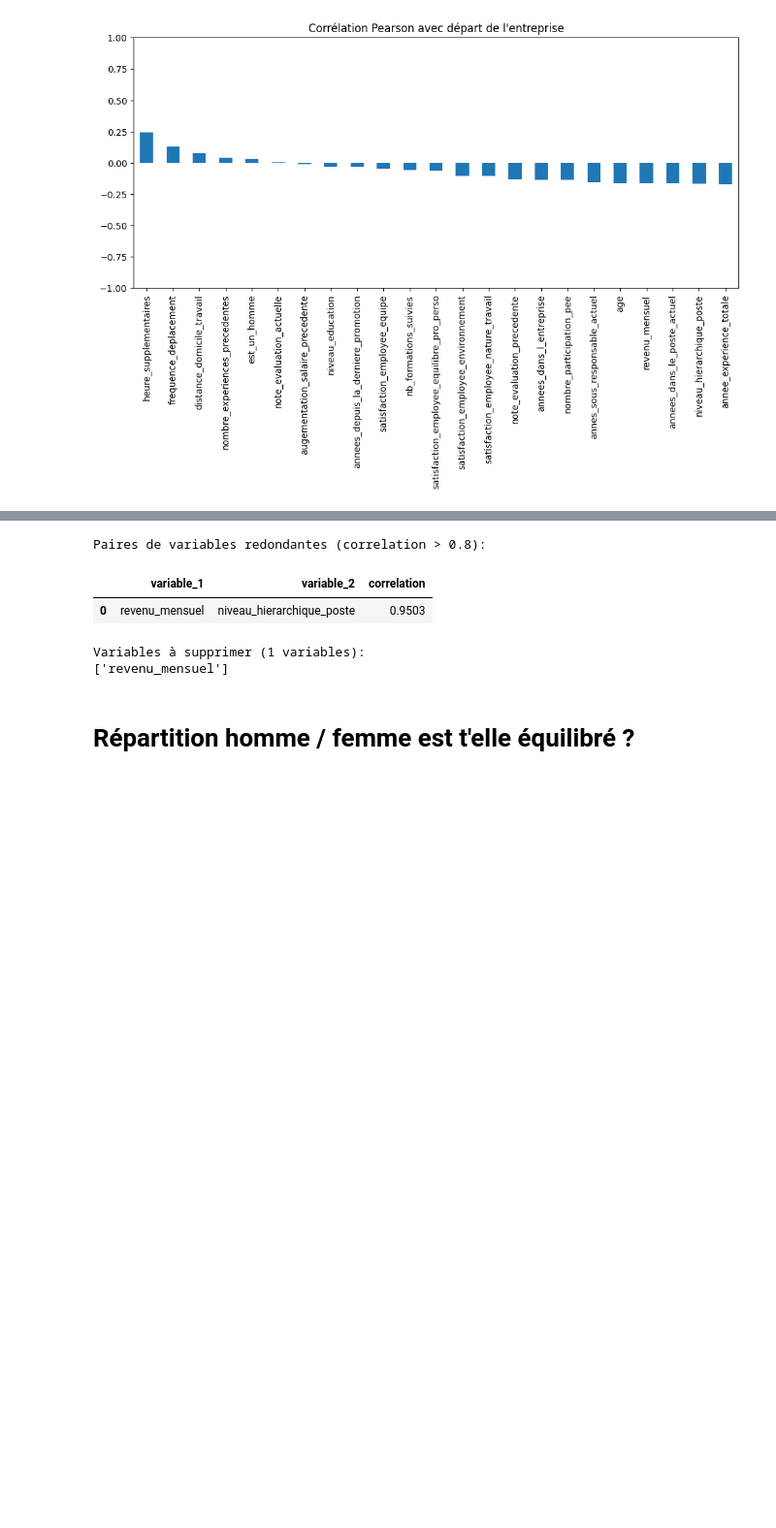
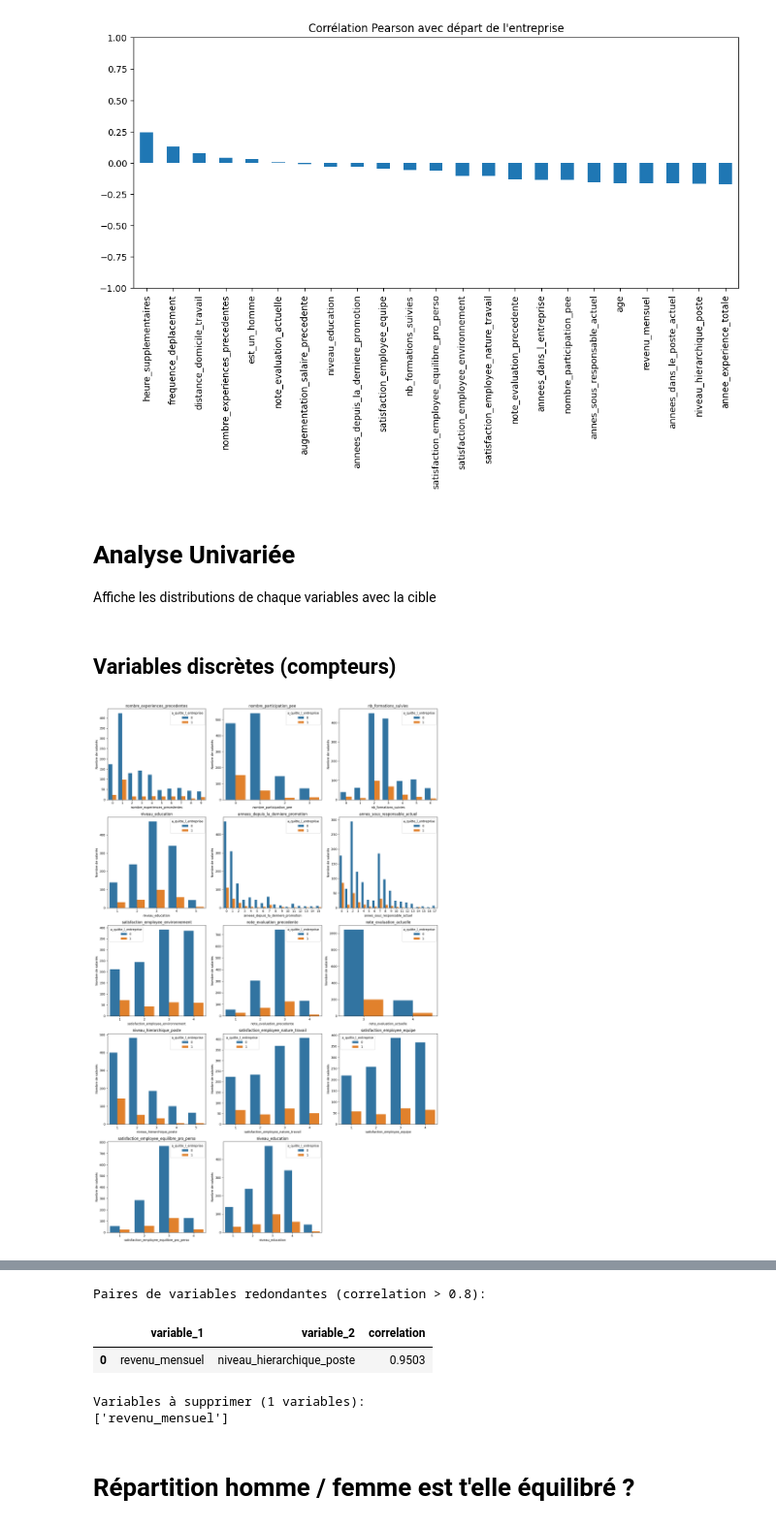
Before and after one commit to Ace4teaM/OCR-NovaTech, a Jupyter notebook: 2.exploration.ipynb, the cells around one changed output, grey strips where cells are left out. Shown at 97% size. Cells and saved outputs as stored; diff of their text form; code cells hidden in the pictures; blank space fills up the shorter version.

Commit message:
ajout des analyses univariés

```diff
--- a/2.exploration.ipynb
+++ b/2.exploration.ipynb
@@ -70,3 +98,71 @@ plt.ylim(-1, 1)
 plt.show()
 # %% [output]
 [figure]
+# %% [markdown]
+# Analyse Univariée
+Affiche les distributions de chaque variables avec la cible
+# %% [markdown]
+## Variables discrètes (compteurs)
+# %%
+import math
+import numpy as np
+import matplotlib.pyplot as plt
+import seaborn as sns
+
+# Variables continues - Histogrammes avec KDE
+
+
+colonnes = [
+    'nombre_experiences_precedentes',
+    'nombre_participation_pee',
+    'nb_formations_suivies',
+    'niveau_education',
+    'annees_depuis_la_derniere_promotion',
+    'annes_sous_responsable_actuel',
+    'satisfaction_employee_environnement',
+    'note_evaluation_precedente',
+    'note_evaluation_actuelle',
+    'niveau_hierarchique_poste',
+    'satisfaction_employee_nature_travail',
+    'satisfaction_employee_equipe',
+    'satisfaction_employee_equilibre_pro_perso',
+    'niveau_education',
+    'annees_depuis_la_derniere_promotion',
+    'annes_sous_responsable_actuel'
+]
+
+n = len(colonnes)
+ncols = 3
+nrows = math.ceil(n / ncols)
+
+fig, axes = plt.subplots(
+    nrows,
+    ncols,
+    figsize=(16, 5 * nrows)
+)
+
+# Transformer axes en tableau 1D, même s'il n'y a qu'une seule ligne
+axes = axes.flatten()
+
+for i, colonne in enumerate(colonnes):
+
+    sns.countplot(
+        data=df,
+        x=colonne,
+        hue="a_quitte_l_entreprise",
+        ax=axes[i]
+    )
+
+    axes[i].set_title(colonne)
+    axes[i].set_xlabel(colonne)
+    axes[i].set_ylabel("Nombre de salariés")
+    axes[i].tick_params(axis="x", rotation=0)
+
+# Supprimer les axes inutilisés
+for i in range(n, len(axes)):
+    axes[i].remove()
+
+plt.tight_layout()
+plt.show()
+# %% [output]
+[figure, added]
```
Also changed, not shown: parts of 20 cells of this notebook.
